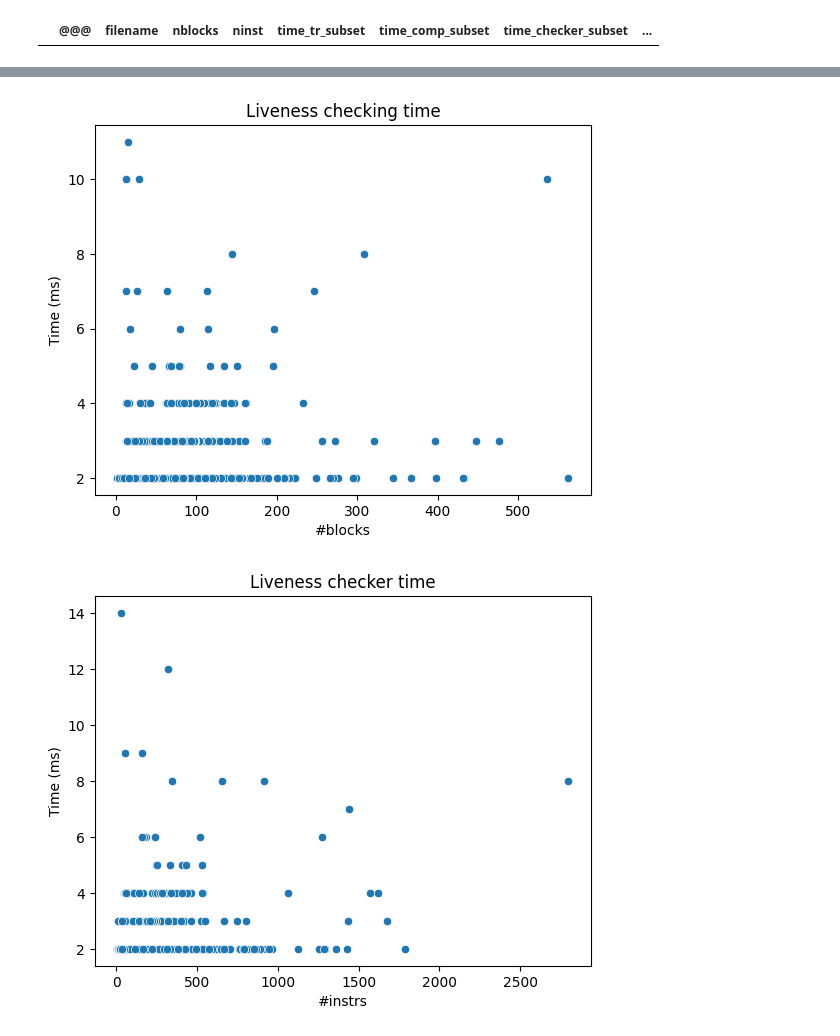
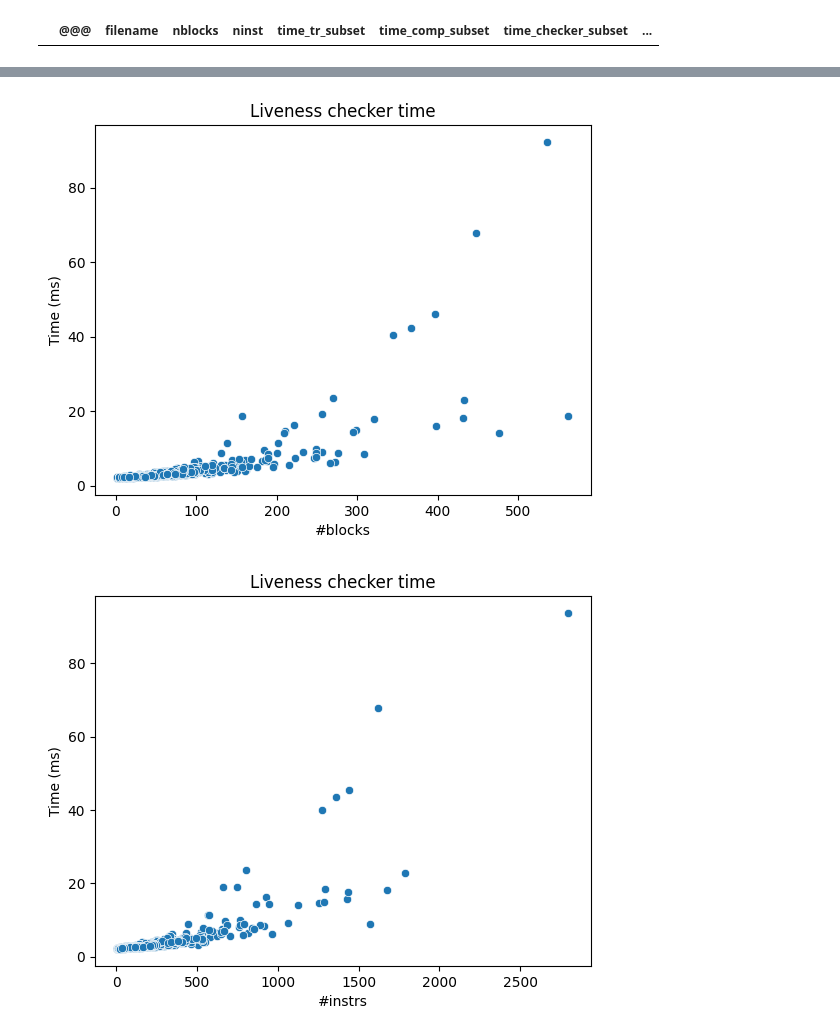
Before and after one commit to costa-group/foryu, a Jupyter notebook: benchmark/times.ipynb, the cells around one changed output, grey strips where cells are left out. Saved outputs shown, nothing was run; the diff lists cells and outputs as text; code cells hidden in the pictures.

Commit message:
Benchmark semanticTest times

```diff
--- a/benchmark/times.ipynb
+++ b/benchmark/times.ipynb
@@ -44,4 +49,7 @@ df_tr_error
 # %%
 df = df[(df["msg_subset"] != "TRANSLATION_RUNTIME_ERROR") & (df["msg_optimal"] != "TRANSLATION_RUNTIME_ERROR")]
-df
+df['nblocks'] = df['nblocks'].astype('int64')
+df['ninst'] = df['ninst'].astype('int64')
+df.info()
+df.describe()
 # %% [output]
@@ -89,21 +112,25 @@ df_fast
 # %%
 import seaborn as sns
 import matplotlib.pyplot as plt
 
-sns.scatterplot(data=df, x="nblocks", y="time_checker_optimal")
+df["time_checker_optimal_ms"] = df["time_checker_optimal"] / 10**6
+
+sns.scatterplot(data=df, x="nblocks", y="time_checker_optimal_ms")
 
 plt.xlabel("#blocks")
 plt.ylabel("Time (ms)")
 plt.title("Liveness checker time")
 plt.savefig("times_blocks.png", dpi=500, bbox_inches='tight')
 plt.show()
 # %% [output]
-[figure, old version]
+[figure, new version]
 # %%
 import seaborn as sns
 import matplotlib.pyplot as plt
 
-sns.scatterplot(data=df, x="ninst", y="time_checker_subset")
+df["time_checker_subset_ms"] = df["time_checker_subset"] / 10**6
+
+sns.scatterplot(data=df, x="ninst", y="time_checker_subset_ms")
 
 plt.xlabel("#instrs")
 plt.ylabel("Time (ms)")
@@ -111,7 +138,7 @@ plt.title("Liveness checker time")
 plt.savefig("times_instr.png", dpi=500, bbox_inches='tight')
 plt.show()
 # %% [output]
-[figure, old version]
+[figure, new version]
 # %%
 import seaborn as sns
 import matplotlib.pyplot as plt
```
Also changed, not shown: parts of 13 cells of this notebook, 1 other file.
